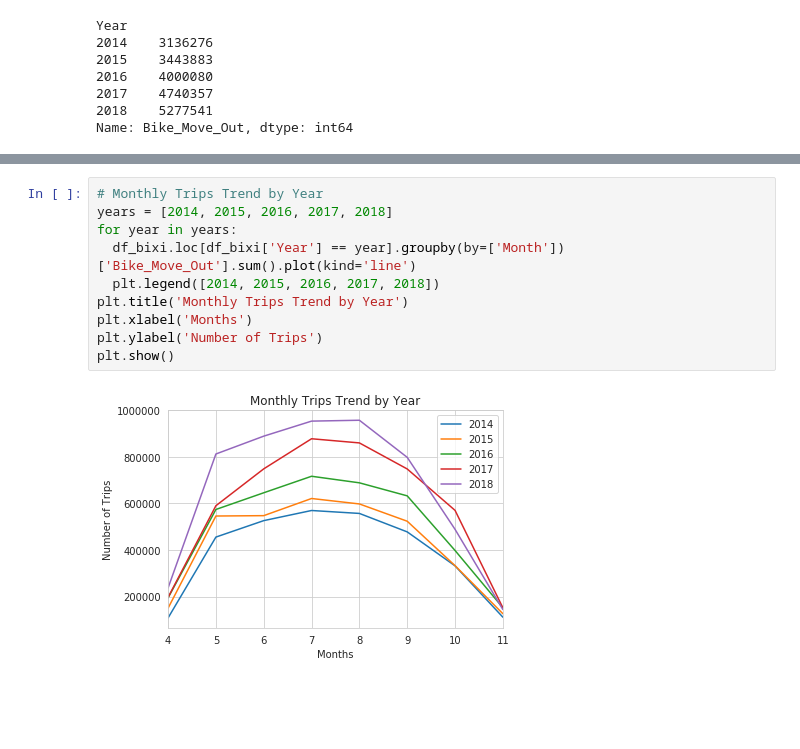
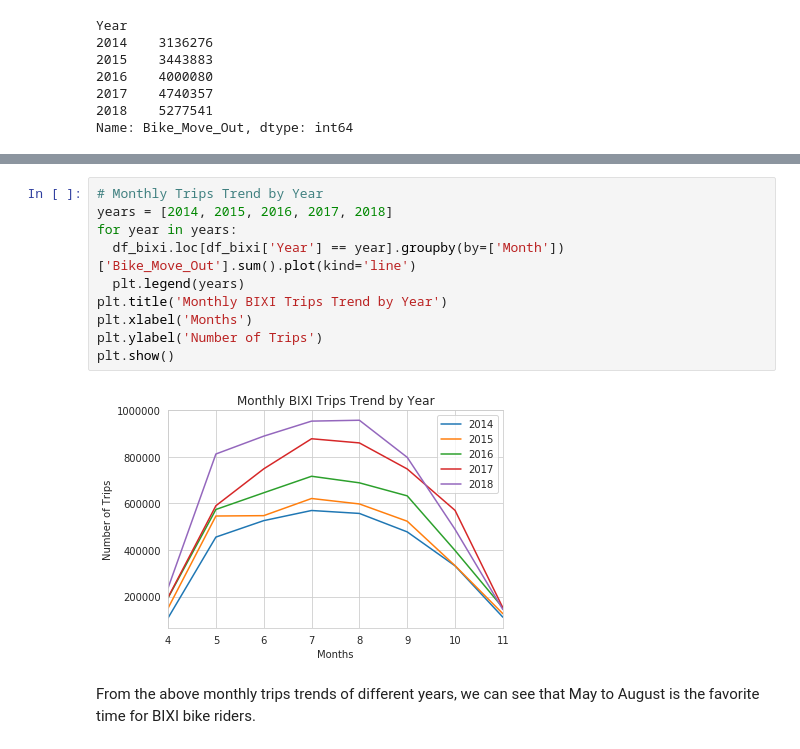
Before and after one commit to bmshahrier/bixi-monteal, a Jupyter notebook: bixi_montreal_exploratory_data_analysis.ipynb, the cells around one changed output, grey strips where cells are left out. Saved outputs shown, nothing was run; the diff lists cells and outputs as text; blank space fills up the shorter version.

```diff
--- a/bixi_montreal_exploratory_data_analysis.ipynb
+++ b/bixi_montreal_exploratory_data_analysis.ipynb
@@ -133,12 +133,14 @@ Name: Bike_Move_Out, dtype: int64
 # %%
 # Monthly Trips Trend by Year
 years = [2014, 2015, 2016, 2017, 2018]
 for year in years:
   df_bixi.loc[df_bixi['Year'] == year].groupby(by=['Month'])['Bike_Move_Out'].sum().plot(kind='line')
-  plt.legend([2014, 2015, 2016, 2017, 2018])
-plt.title('Monthly Trips Trend by Year')
+  plt.legend(years)
+plt.title('Monthly BIXI Trips Trend by Year')
 plt.xlabel('Months')
 plt.ylabel('Number of Trips')
 plt.show()
 # %% [output]
-[figure, old version]
+[figure, new version]
+# %% [markdown]
+From the above monthly trips trends of different years, we can see that May to August is the favorite time for BIXI bike riders.
```
Also changed, not shown: parts of 6 cells of this notebook.
